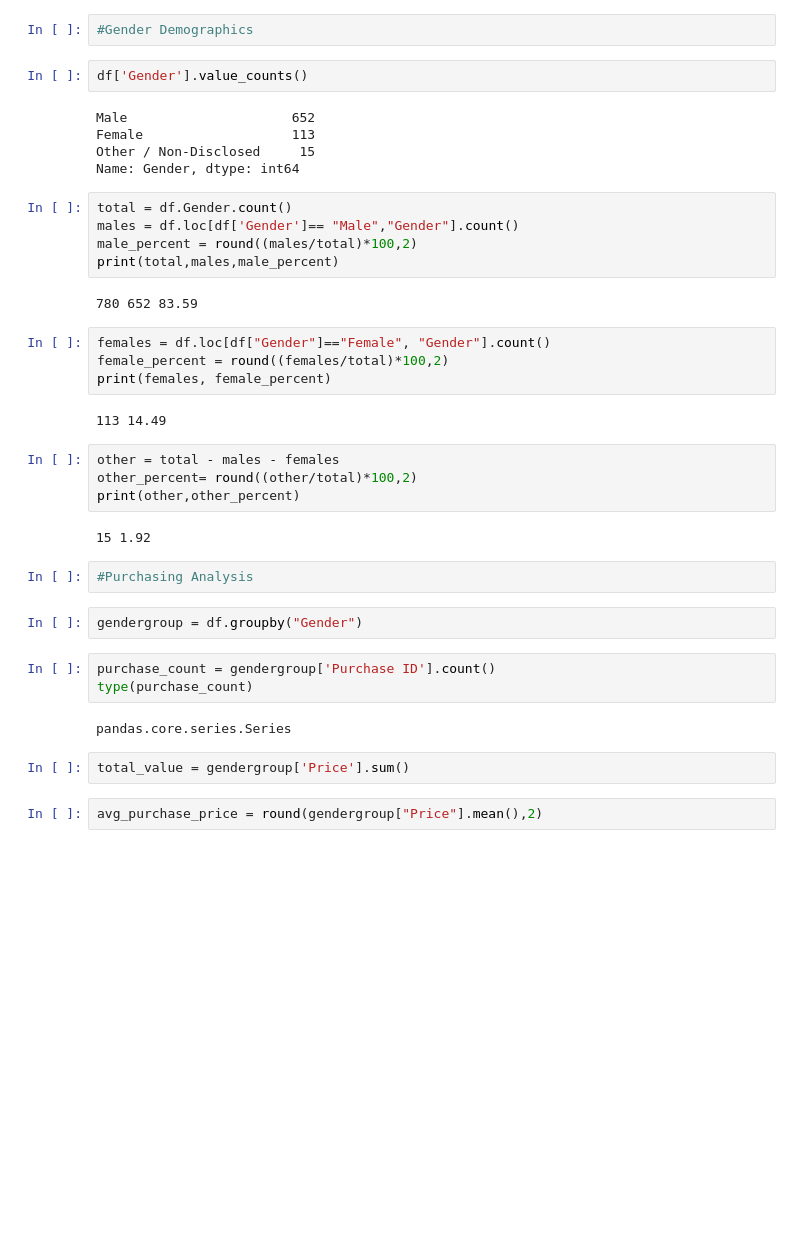
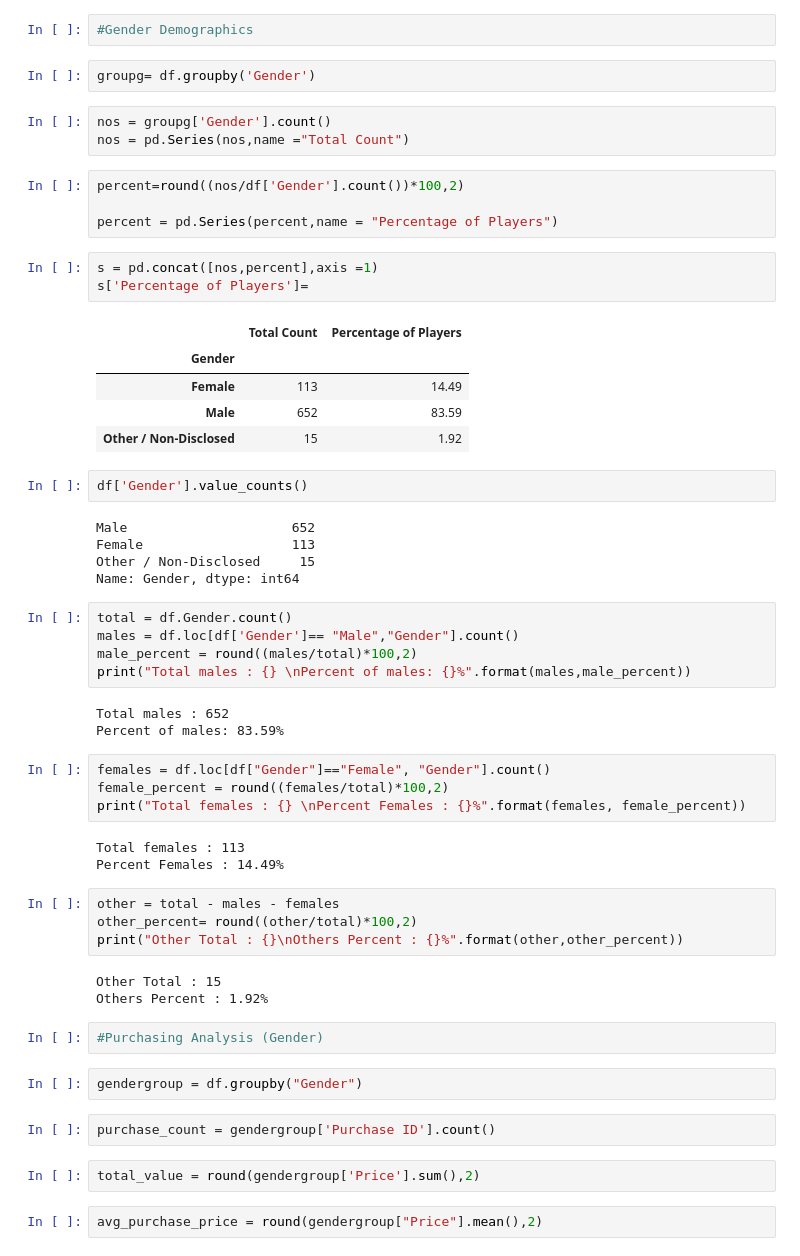
Before and after one commit to Pankaj-gh/pandas-challenge, a Jupyter notebook: heroesofpymoli/main_script.ipynb, the cells around one changed output. Cells and saved outputs as stored; diff of their text form; blank space fills up the shorter version.

```diff
--- a/heroesofpymoli/main_script.ipynb
+++ b/heroesofpymoli/main_script.ipynb
@@ -52,5 +57,23 @@ Total Revenue : $2379.77
 # %%
 #Gender Demographics
+# %%
+groupg= df.groupby('Gender')
+# %%
+nos = groupg['Gender'].count()
+nos = pd.Series(nos,name ="Total Count")
+# %%
+percent=round((nos/df['Gender'].count())*100,2)
+
+percent = pd.Series(percent,name = "Percentage of Players")
+# %%
+s = pd.concat([nos,percent],axis =1)
+s['Percentage of Players']=
+# %% [output]
+|  | Total Count | Percentage of Players |
+| Gender |  |  |
+| Female | 113 | 14.49 |
+| Male | 652 | 83.59 |
+| Other / Non-Disclosed | 15 | 1.92 |
 # %%
 df['Gender'].value_counts()
 # %% [output]
@@ -62,32 +85,32 @@ Name: Gender, dtype: int64
 total = df.Gender.count()
 males = df.loc[df['Gender']== "Male","Gender"].count()
 male_percent = round((males/total)*100,2)
-print(total,males,male_percent)
+print("Total males : {} \nPercent of males: {}%".format(males,male_percent))
 # %% [output]
-780 652 83.59
+Total males : 652
+Percent of males: 83.59%
 # %%
 females = df.loc[df["Gender"]=="Female", "Gender"].count()
 female_percent = round((females/total)*100,2)
-print(females, female_percent)
+print("Total females : {} \nPercent Females : {}%".format(females, female_percent))
 # %% [output]
-113 14.49
+Total females : 113
+Percent Females : 14.49%
 # %%
 other = total - males - females
 other_percent= round((other/total)*100,2)
-print(other,other_percent)
+print("Other Total : {}\nOthers Percent : {}%".format(other,other_percent))
 # %% [output]
-15 1.92
+Other Total : 15
+Others Percent : 1.92%
 # %%
-#Purchasing Analysis
+#Purchasing Analysis (Gender)
 # %%
 gendergroup = df.groupby("Gender")
 # %%
 purchase_count = gendergroup['Purchase ID'].count()
-type(purchase_count)
-# %% [output]
-pandas.core.series.Series
 # %%
-total_value = gendergroup['Price'].sum()
+total_value = round(gendergroup['Price'].sum(),2)
 # %%
 avg_purchase_price = round(gendergroup["Price"].mean(),2)
 # %%
```
Also changed, not shown: parts of 12 cells of this notebook.
